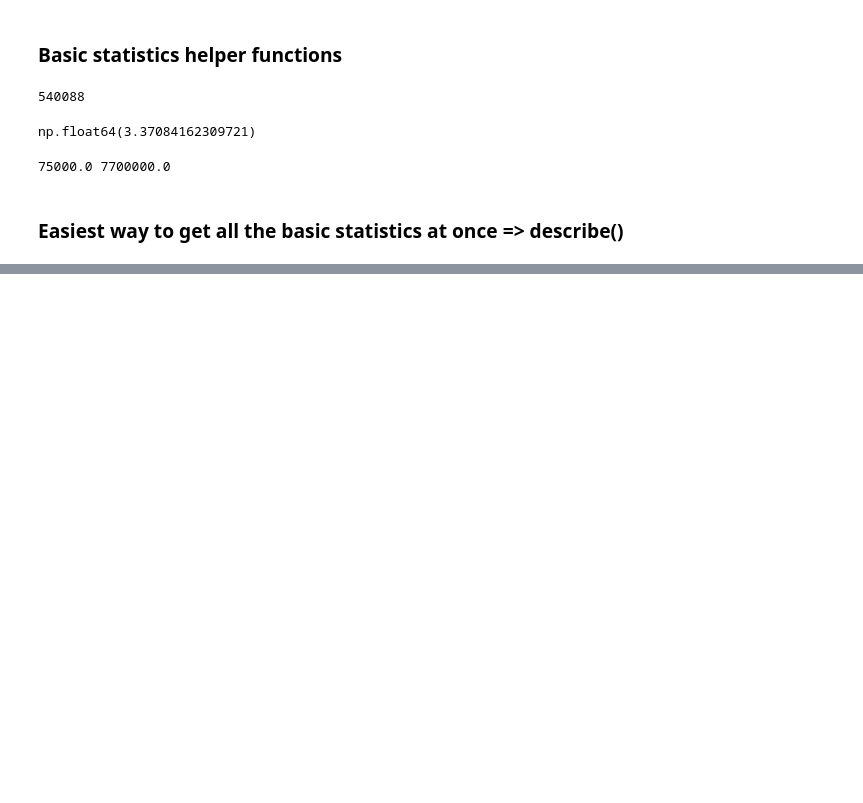
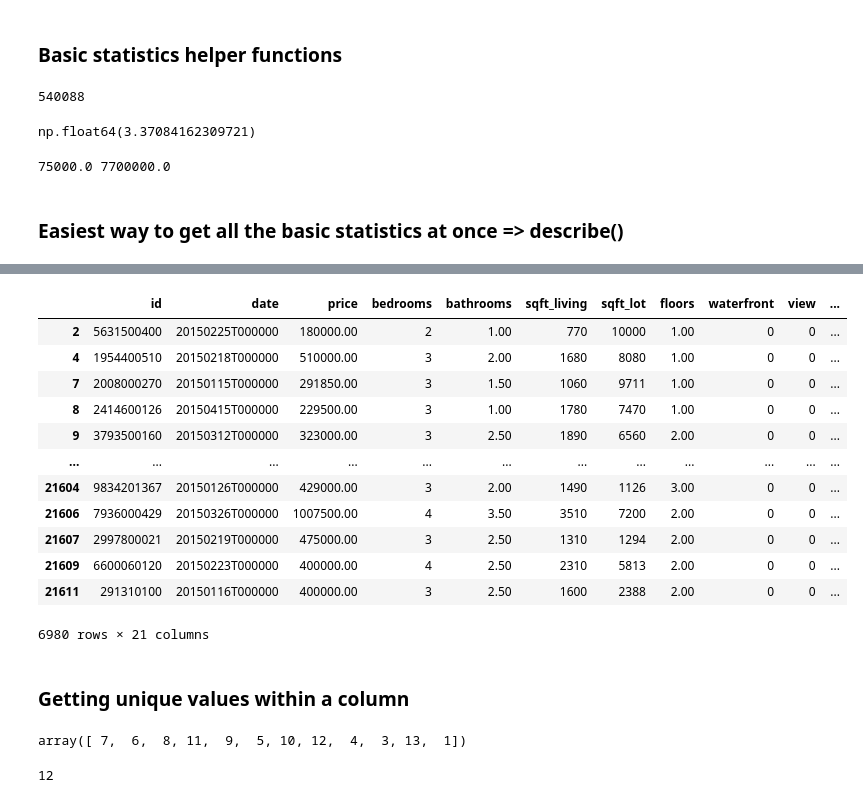
Before and after one commit to tuomasvaltanenLUAS/DataAnalytics2026, a Jupyter notebook: lecture4_pandas_tools/pandas_houses_examples1.ipynb, the cells around one changed output, grey strips where cells are left out. Cells and saved outputs as stored; diff of their text form; code cells hidden in the pictures; blank space fills up the shorter version.

```diff
--- a/lecture4_pandas_tools/pandas_houses_examples1.ipynb
+++ b/lecture4_pandas_tools/pandas_houses_examples1.ipynb
@@ -182,0 +304,27 @@ df.describe()
+# %%
+houses_2015 = df[df['date'].str.find("2015") >= 0]
+houses_2015
+# %% [output]
+|  | id | date | price | bedrooms | bathrooms | sqft_living | sqft_lot | floors | waterfront | view | ... |
+| 2 | 5631500400 | 20150225T000000 | 180000.00 | 2 | 1.00 | 770 | 10000 | 1.00 | 0 | 0 | ... |
+| 4 | 1954400510 | 20150218T000000 | 510000.00 | 3 | 2.00 | 1680 | 8080 | 1.00 | 0 | 0 | ... |
+| 7 | 2008000270 | 20150115T000000 | 291850.00 | 3 | 1.50 | 1060 | 9711 | 1.00 | 0 | 0 | ... |
+| 8 | 2414600126 | 20150415T000000 | 229500.00 | 3 | 1.00 | 1780 | 7470 | 1.00 | 0 | 0 | ... |
+| 9 | 3793500160 | 20150312T000000 | 323000.00 | 3 | 2.50 | 1890 | 6560 | 2.00 | 0 | 0 | ... |
+| ... | ... | ... | ... | ... | ... | ... | ... | ... | ... | ... | ... |
+| 21604 | 9834201367 | 20150126T000000 | 429000.00 | 3 | 2.00 | 1490 | 1126 | 3.00 | 0 | 0 | ... |
+| 21606 | 7936000429 | 20150326T000000 | 1007500.00 | 4 | 3.50 | 3510 | 7200 | 2.00 | 0 | 0 | ... |
+| 21607 | 2997800021 | 20150219T000000 | 475000.00 | 3 | 2.50 | 1310 | 1294 | 2.00 | 0 | 0 | ... |
+| 21609 | 6600060120 | 20150223T000000 | 400000.00 | 4 | 2.50 | 2310 | 5813 | 2.00 | 0 | 0 | ... |
+| 21611 | 291310100 | 20150116T000000 | 400000.00 | 3 | 2.50 | 1600 | 2388 | 2.00 | 0 | 0 | ... |
+6980 rows × 21 columns
+# %% [markdown]
+### Getting unique values within a column
+# %%
+df['grade'].unique()
+# %% [output]
+array([ 7,  6,  8, 11,  9,  5, 10, 12,  4,  3, 13,  1])
+# %%
+df['grade'].nunique()
+# %% [output]
+12
```
Also changed, not shown: parts of 11 cells of this notebook.
